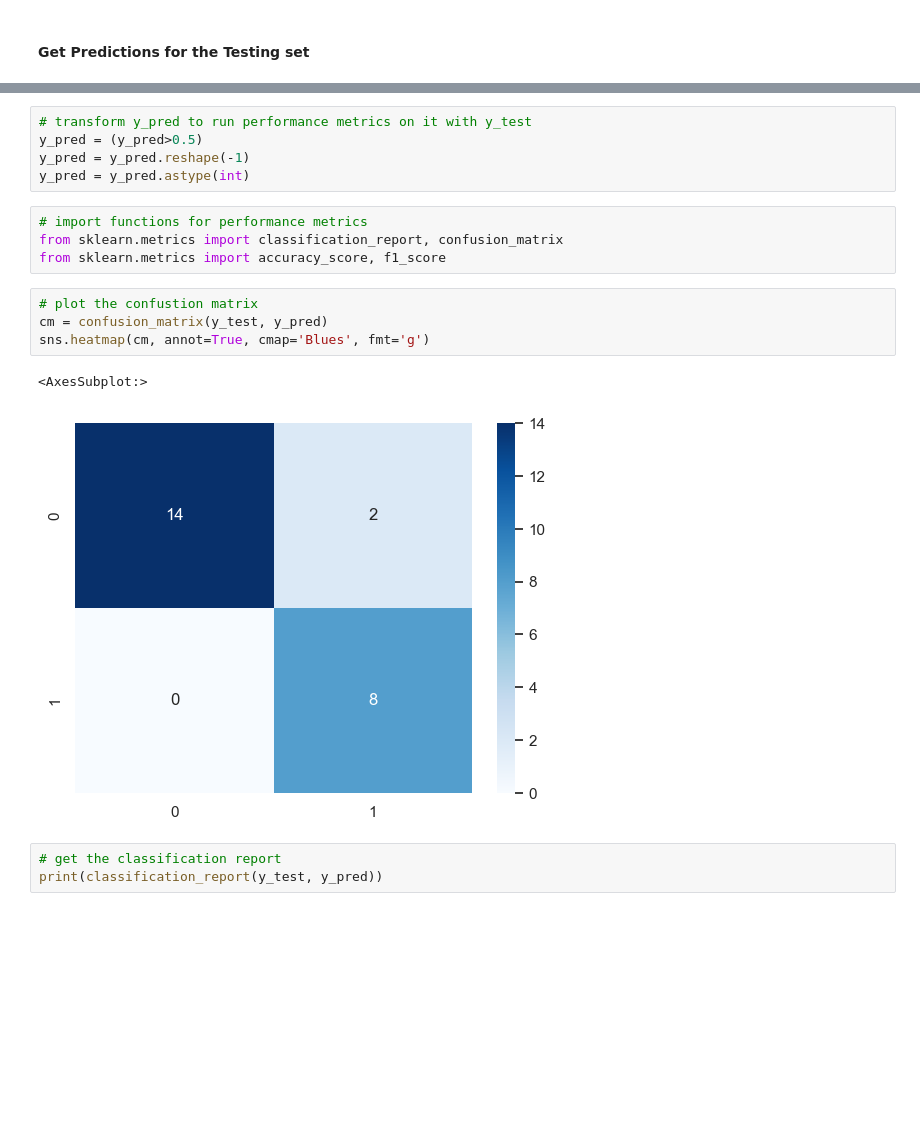
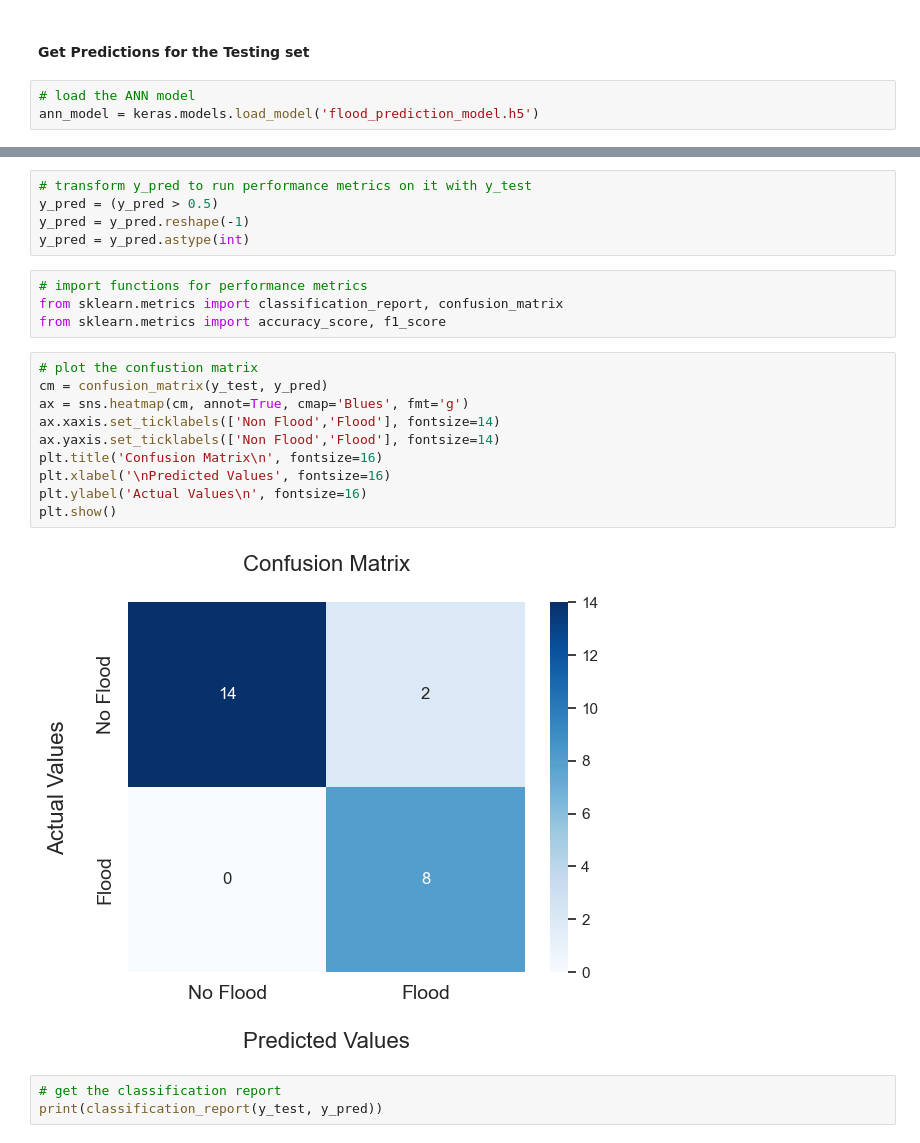
Before and after one commit to jishnu3000/flood-prediction, a Jupyter notebook: F20PA.ipynb, the cells around one changed output, grey strips where cells are left out. Cells and saved outputs as stored; diff of their text form; blank space fills up the shorter version.

```diff
--- a/F20PA.ipynb
+++ b/F20PA.ipynb
@@ -225,5 +229,8 @@ _________________________________________________________________
 # %% [markdown]
 #### Get Predictions for the Testing set
+# %%
+# load the ANN model
+ann_model = keras.models.load_model('flood_prediction_model.h5')
 # %%
 # get the predictions for the testing set
 y_pred = ann_model.predict(X_test)
@@ -232,6 +239,6 @@ y_pred = ann_model.predict(X_test)
 # %%
 # transform y_pred to run performance metrics on it with y_test
-y_pred = (y_pred>0.5)
+y_pred = (y_pred > 0.5)
 y_pred = y_pred.reshape(-1)
 y_pred = y_pred.astype(int)
 # %%
@@ -241,10 +248,15 @@ from sklearn.metrics import accuracy_score, f1_score
 # %%
 # plot the confustion matrix
 cm = confusion_matrix(y_test, y_pred)
-sns.heatmap(cm, annot=True, cmap='Blues', fmt='g')
+ax = sns.heatmap(cm, annot=True, cmap='Blues', fmt='g')
+ax.xaxis.set_ticklabels(['Non Flood','Flood'], fontsize=14)
+ax.yaxis.set_ticklabels(['Non Flood','Flood'], fontsize=14)
+plt.title('Confusion Matrix\n', fontsize=16)
+plt.xlabel('\nPredicted Values', fontsize=16)
+plt.ylabel('Actual Values\n', fontsize=16)
+plt.show()
 # %% [output]
-<AxesSubplot:>
-[figure, old version]
+[figure, new version]
 # %%
 # get the classification report
 print(classification_report(y_test, y_pred))
```
Also changed, not shown: parts of 27 cells of this notebook.
